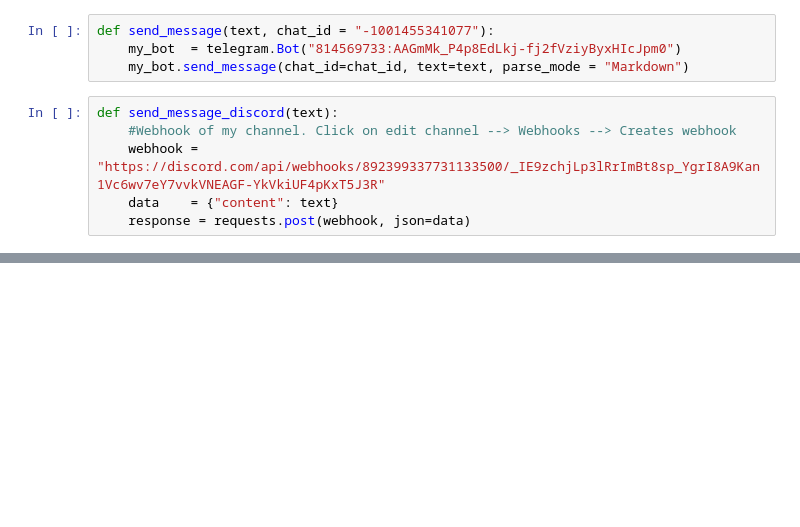
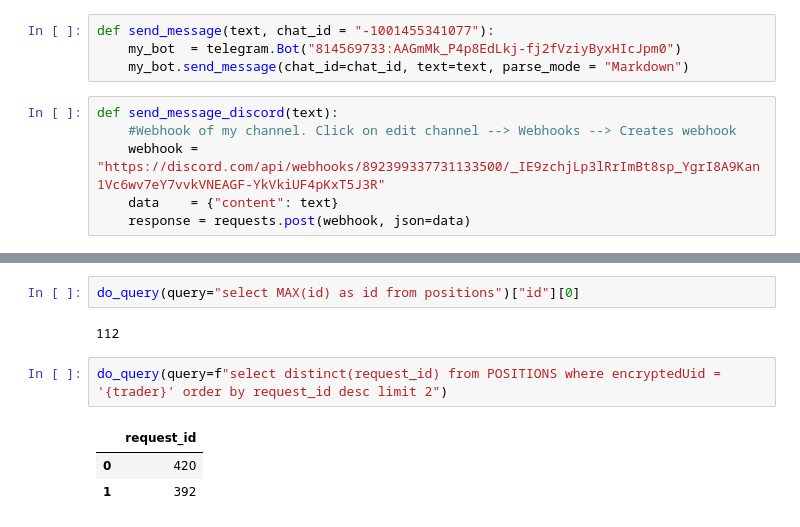
Before and after one commit to montemurroPaolo/CopytradingBinance, a Jupyter notebook: Copytrading.ipynb, the cells around one changed output, grey strips where cells are left out. Drawn from its saved outputs; the diff is of its cells as text; blank space fills up the shorter version.

```diff
--- a/Copytrading.ipynb
+++ b/Copytrading.ipynb
@@ -230,0 +234,10 @@ data
+# %%
+do_query(query="select MAX(id) as id from positions")["id"][0]
+# %% [output]
+112
+# %%
+do_query(query=f"select distinct(request_id) from POSITIONS where encryptedUid = '{trader}' order by request_id desc limit 2")
+# %% [output]
+|  | request_id |
+| 0 | 420 |
+| 1 | 392 |
```
Also changed, not shown: parts of 8 cells of this notebook, 1 other file.
